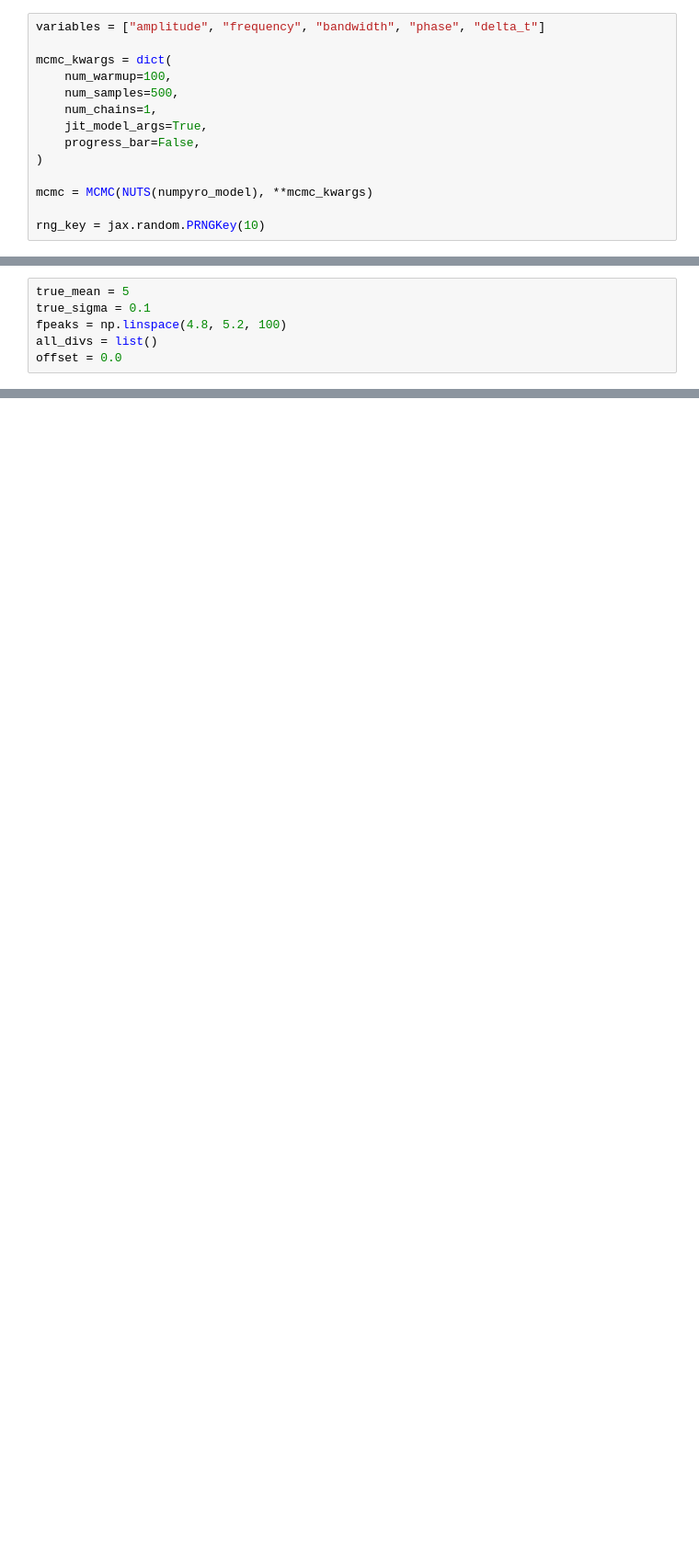
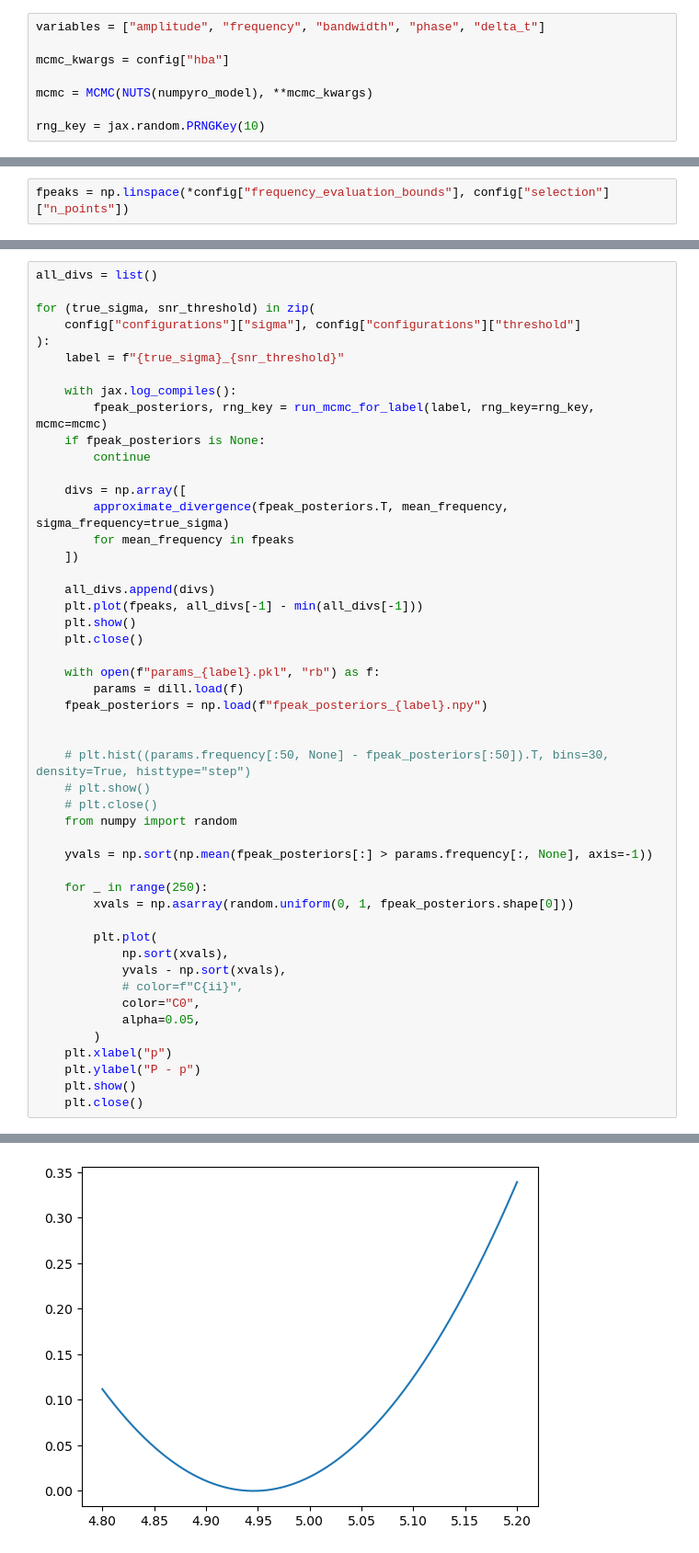
Before and after one commit to ColmTalbot/direct-inference, a Jupyter notebook: sinegaussian_regular_hba_selection.ipynb, the cells around one changed output, grey strips where cells are left out. Shown at 92% size. Saved outputs shown, nothing was run; the diff lists cells and outputs as text; blank space fills up the shorter version.

```diff
--- a/sinegaussian_regular_hba_selection.ipynb
+++ b/sinegaussian_regular_hba_selection.ipynb
@@ -38,13 +176,7 @@ numpyro_model = construct_numpyro_model(duration, sample_rate, bounds.copy())
 # %%
 variables = ["amplitude", "frequency", "bandwidth", "phase", "delta_t"]
 
-mcmc_kwargs = dict(
-    num_warmup=100,
-    num_samples=500,
-    num_chains=1,
-    jit_model_args=True,
-    progress_bar=False,
-)
+mcmc_kwargs = config["hba"]
 
 mcmc = MCMC(NUTS(numpyro_model), **mcmc_kwargs)
 
@@ -54,6 +183,0 @@ basis, weights, projection = load_basis("sinegaussian_svd.pkl", truncation=20)
-# %%
-true_mean = 5
-true_sigma = 0.1
-fpeaks = np.linspace(4.8, 5.2, 100)
-all_divs = list()
-offset = 0.0
@@ -142,0 +184,2 @@ Writing data and parameters to data_0.3_8.pkl and params_0.3_8.pkl
+# %%
+fpeaks = np.linspace(*config["frequency_evaluation_bounds"], config["selection"]["n_points"])
@@ -142,0 +259,50 @@ Writing data and parameters to data_0.3_8.pkl and params_0.3_8.pkl
+# %%
+all_divs = list()
+
+for (true_sigma, snr_threshold) in zip(
+    config["configurations"]["sigma"], config["configurations"]["threshold"]
+):
+    label = f"{true_sigma}_{snr_threshold}"
+
+    with jax.log_compiles():
+        fpeak_posteriors, rng_key = run_mcmc_for_label(label, rng_key=rng_key, mcmc=mcmc)
+    if fpeak_posteriors is None:
+        continue
+
+    divs = np.array([
+        approximate_divergence(fpeak_posteriors.T, mean_frequency, sigma_frequency=true_sigma)
+        for mean_frequency in fpeaks
+    ])
+
+    all_divs.append(divs)
+    plt.plot(fpeaks, all_divs[-1] - min(all_divs[-1]))
+    plt.show()
+    plt.close()
+
+    with open(f"params_{label}.pkl", "rb") as f:
+        params = dill.load(f)
+    fpeak_posteriors = np.load(f"fpeak_posteriors_{label}.npy")
+
+
+    # plt.hist((params.frequency[:50, None] - fpeak_posteriors[:50]).T, bins=30, density=True, histtype="step")
+    # plt.show()
+    # plt.close()
+    from numpy import random
+
+    yvals = np.sort(np.mean(fpeak_posteriors[:] > params.frequency[:, None], axis=-1))
+
+    for _ in range(250):
+        xvals = np.asarray(random.uniform(0, 1, fpeak_posteriors.shape[0]))
+
+        plt.plot(
+            np.sort(xvals),
+            yvals - np.sort(xvals),
+            # color=f"C{ii}",
+            color="C0",
+            alpha=0.05,
+        )
+    plt.xlabel("p")
+    plt.ylabel("P - p")
+    plt.show()
+    plt.close()
+# %% [output]
@@ -142,0 +327 @@ Writing data and parameters to data_0.3_8.pkl and params_0.3_8.pkl
+[figure, added]
```
Also changed, not shown: parts of 14 cells of this notebook, 8 other files.
